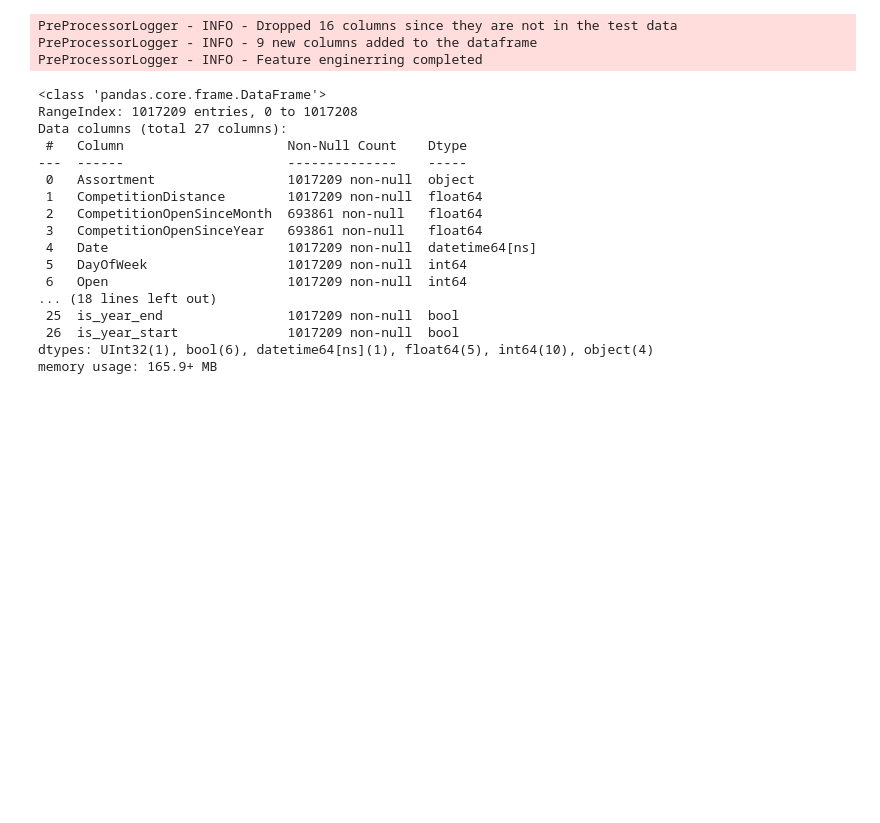
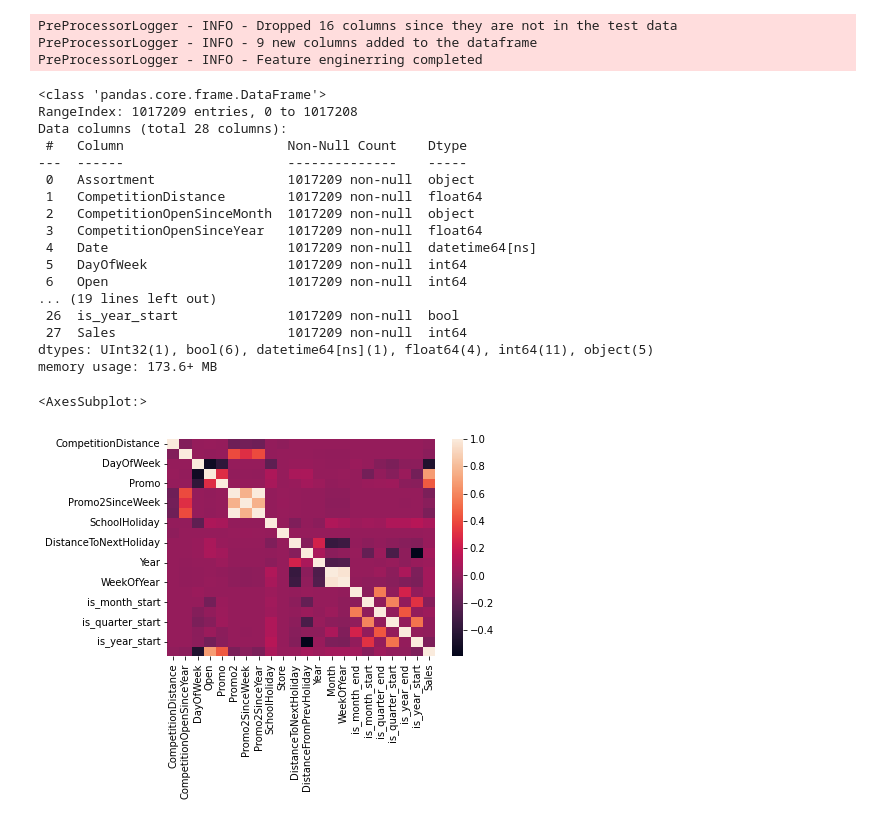
Before and after one commit to Hen0k/Rossmann-Pharmaceuticals-Sales-Forcast, a Jupyter notebook: notebooks/preprocessing.ipynb, the cells around one changed output. Saved outputs shown, nothing was run; the diff lists cells and outputs as text; code cells hidden in the pictures; blank space fills up the shorter version.

```diff
--- a/notebooks/preprocessing.ipynb
+++ b/notebooks/preprocessing.ipynb
@@ -35,14 +35,14 @@ plt.rcParams.update({'legend.fontsize': 24})
 # %%
 # Then load the raw sales data
 data_path = 'data/merged/train.csv'
-version = 'merged_v2'
+version = 'merged_v3'
 repo = '../'
 
 train_df = DataLoader.dvc_get_data(data_path, version, repo)
 train_df['Date'] = pd.to_datetime(train_df['Date'])
 # Finally load the test data
 data_path = 'data/merged/test.csv'
-version = 'merged_v2'
+version = 'merged_v3'
 repo = '../'
 
 test_df = DataLoader.dvc_get_data(data_path, version, repo)
@@ -118,8 +114,8 @@ print(len(common_columns))
 # %% [markdown]
 And these are the columns that are common in both. Other than the Customer column, the other will be recreated next. I'm just removing them the data, to help me test the pre-processing pipeline I am building.
 # %%
-train_df.drop(columns=list(train_columns.difference(test_colunns)),
-              inplace=True)
+# train_df.drop(columns=list(train_columns.difference(test_colunns)),
+#               inplace=True)
 # %% [markdown]
 
 - Raw data comes in
@@ -136,22 +132,23 @@ PreProcessorLogger - INFO - Dropped 16 columns since they are not in the test da
 PreProcessorLogger - INFO - 9 new columns added to the dataframe
 PreProcessorLogger - INFO - Feature enginerring completed
 # %%
+preped_train_df['Sales'] = train_df['Sales']
 preped_train_df.info()
 # %% [output]
 <class 'pandas.core.frame.DataFrame'>
 RangeIndex: 1017209 entries, 0 to 1017208
-Data columns (total 27 columns):
+Data columns (total 28 columns):
  #   Column                     Non-Null Count    Dtype
 ---  ------                     --------------    -----
  0   Assortment                 1017209 non-null  object
  1   CompetitionDistance        1017209 non-null  float64
- 2   CompetitionOpenSinceMonth  693861 non-null   float64
- 3   CompetitionOpenSinceYear   693861 non-null   float64
+ 2   CompetitionOpenSinceMonth  1017209 non-null  object
+ 3   CompetitionOpenSinceYear   1017209 non-null  float64
  4   Date                       1017209 non-null  datetime64[ns]
  5   DayOfWeek                  1017209 non-null  int64
  6   Open                       1017209 non-null  int64
-... (18 lines left out)
- 25  is_year_end                1017209 non-null  bool
+... (19 lines left out)
  26  is_year_start              1017209 non-null  bool
-dtypes: UInt32(1), bool(6), datetime64[ns](1), float64(5), int64(10), object(4)
-memory usage: 165.9+ MB
+ 27  Sales                      1017209 non-null  int64
+dtypes: UInt32(1), bool(6), datetime64[ns](1), float64(4), int64(11), object(5)
+memory usage: 173.6+ MB
@@ -159,0 +155,7 @@ preped_train_df.corr()["Sales"].sort_values(ascending=False)
+# %%
+import seaborn as sns
+sns.heatmap(preped_train_df.corr())
+# preped_train_df['Sales']
+# %% [output]
+<AxesSubplot:>
+[figure, added]
```
Also changed, not shown: parts of 9 cells of this notebook, 1 other file.
